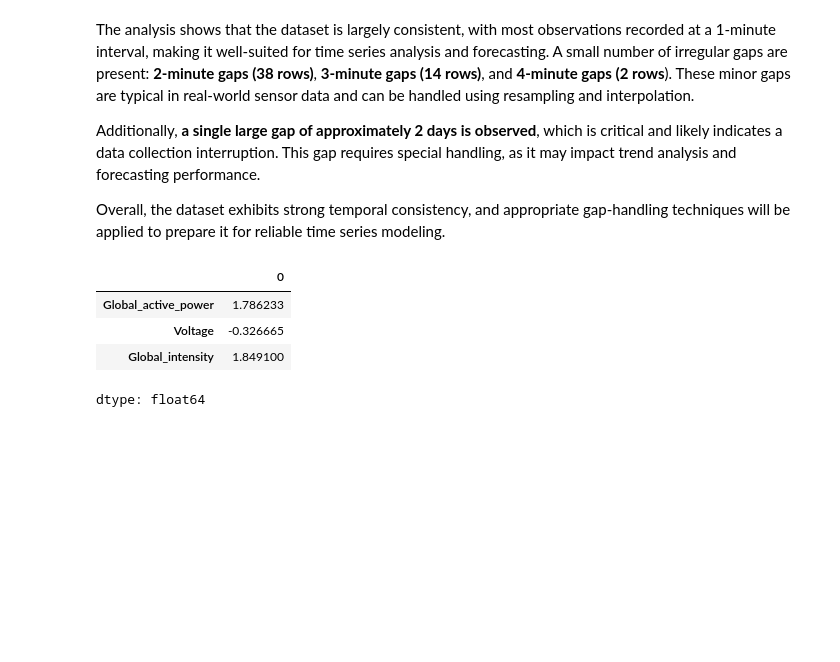
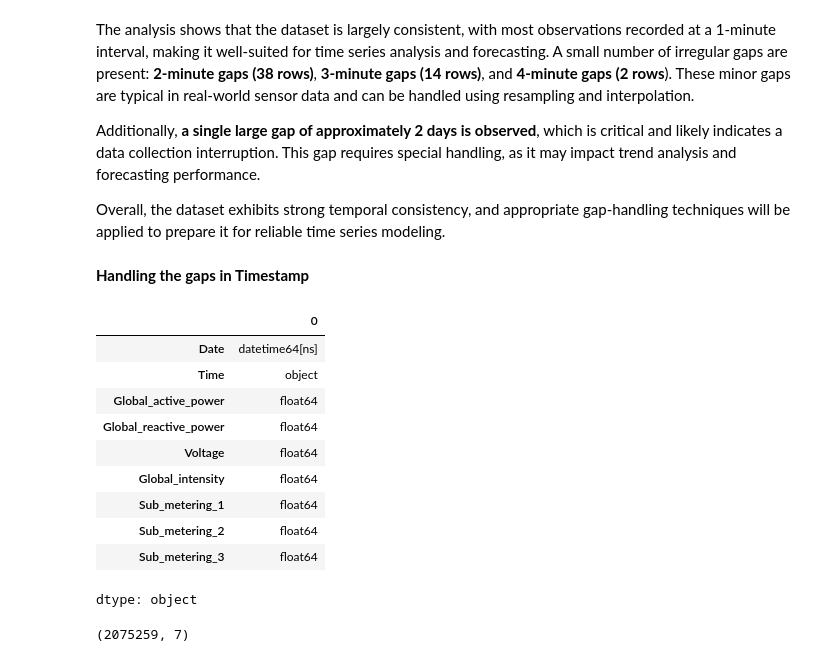
Before and after one commit to Adhi1755/Power-Consumption-Demand-Forecasting, a Jupyter notebook: Mini_Project_on_Demand_Forecasting.ipynb, the cells around one changed output. Saved outputs shown, nothing was run; the diff lists cells and outputs as text; code cells hidden in the pictures; blank space fills up the shorter version.

```diff
--- a/Mini_Project_on_Demand_Forecasting.ipynb
+++ b/Mini_Project_on_Demand_Forecasting.ipynb
@@ -230,13 +210,19 @@ The analysis shows that the dataset is largely consistent, with most observation
 Additionally, **a single large gap of approximately 2 days is observed**, which is critical and likely indicates a data collection interruption. This gap requires special handling, as it may impact trend analysis and forecasting performance.
 
 Overall, the dataset exhibits strong temporal consistency, and appropriate gap-handling techniques will be applied to prepare it for reliable time series modeling.
-# %%
-df[['Global_active_power',
-    'Voltage',
-    'Global_intensity']].skew()
-# %% [output]
-|  | 0 |
-| Global_active_power | 1.786233 |
-| Voltage | -0.326665 |
-| Global_intensity | 1.849100 |
-dtype: float64
+# %% [markdown]
+**Handling the gaps in Timestamp**
+# %%
+df.dtypes
+# %% [output]
+|  | 0 |
+| Date | datetime64[ns] |
+| Time | object |
+| Global_active_power | float64 |
+| Global_reactive_power | float64 |
+| Voltage | float64 |
+| Global_intensity | float64 |
+| Sub_metering_1 | float64 |
+| Sub_metering_2 | float64 |
+| Sub_metering_3 | float64 |
+dtype: object
@@ -242,0 +231,4 @@ dtype: float64
+# %%
+df.shape
+# %% [output]
+(2075259, 7)
```
Also changed, not shown: parts of 19 cells of this notebook.
